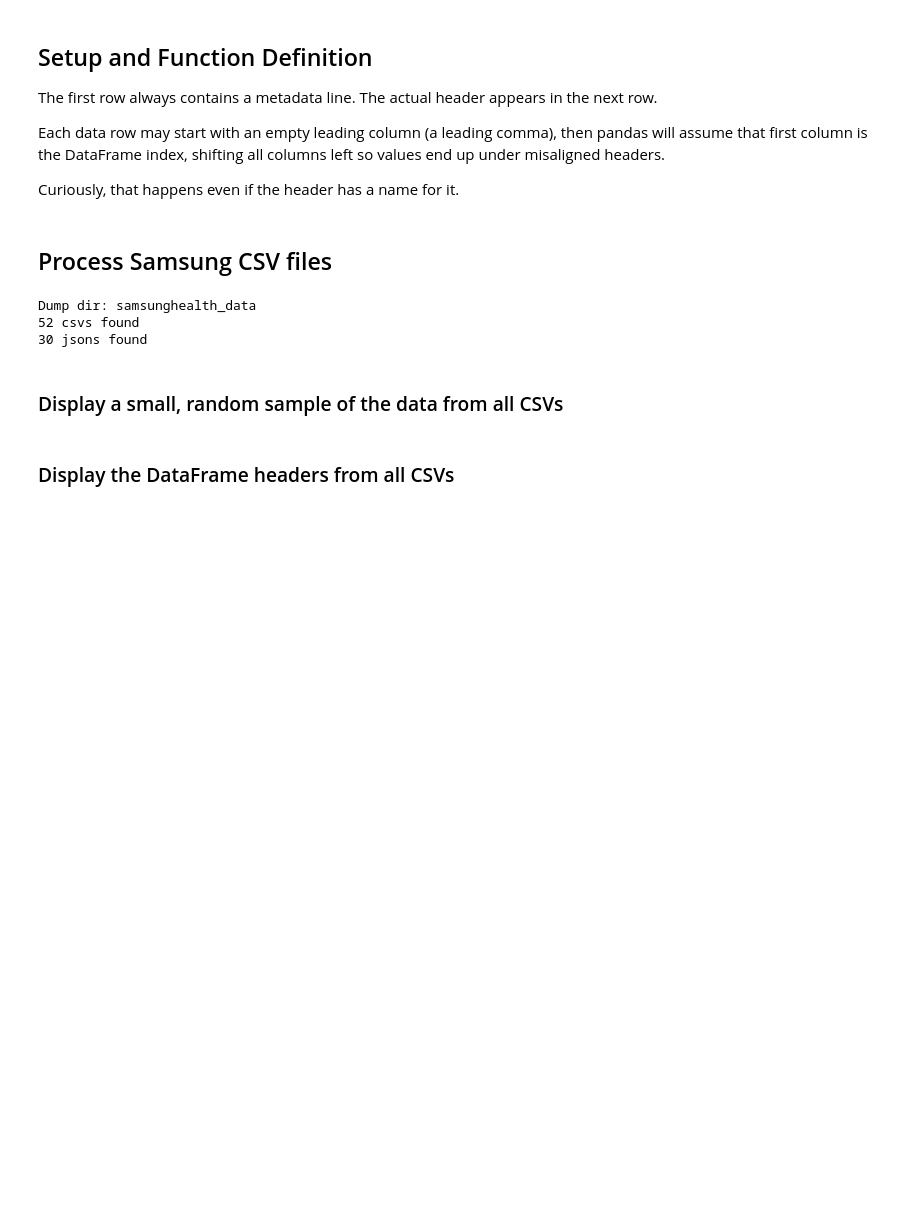
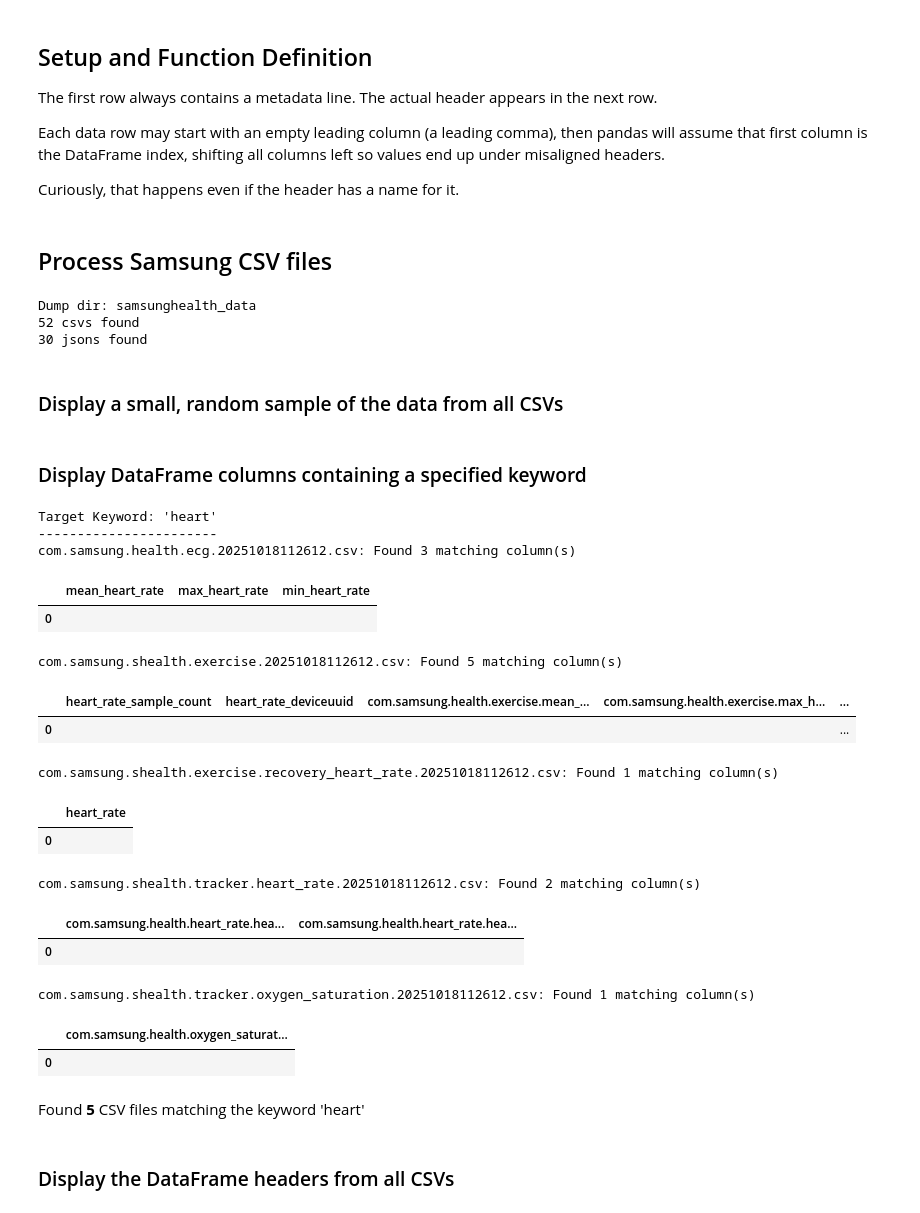
Before and after one commit to corerd/Samsung_Health_Data, a Jupyter notebook: sam_health_analyzer.ipynb, the cells around one changed output. Saved outputs shown, nothing was run; the diff lists cells and outputs as text; code cells hidden in the pictures; blank space fills up the shorter version.

```diff
--- a/sam_health_analyzer.ipynb
+++ b/sam_health_analyzer.ipynb
@@ -83,6 +110,52 @@ for k, v in all_csv_df.items():
     # Display a small, random sample of the data from the current DataFrame.
     # Select 2 random rows if the DataFrame has at least 3 rows, or just 1 row if it has 2 or fewer rows.
     display(v.sample(2 if v.shape[0]>2 else 1))
+# %% [markdown]
+### Display DataFrame columns containing a specified keyword
+# %%
+# Replace 'target_keyword' with the word you are looking for (e.g., 'heart')
+TARGET_KEYWORD = 'heart'
+
+banner = f"Target Keyword: '{TARGET_KEYWORD}'"
+print(f"\n{banner}")
+print("-" * len(banner))
+
+# Start a loop to iterate through the key-value pairs of the `all_csv_df` dictionary:
+#   k = The clean filename/key (e.g., `heart_rate.csv`).
+#   v = The pandas DataFrame (the data itself).
+found_cnt = 0
+for k, v in all_csv_df.items():
+    columns = get_matching_columns(v.columns, TARGET_KEYWORD)
+
+    if len(columns) > 0:
+        found_cnt = found_cnt + 1
+
+        # Display the file name and matched count
+        print(f'{k}: Found {len(columns)} matching column(s)')
+
+        # Display the column names that contain the target keyword
+        display_list(columns)
+
+display(Markdown(f"Found **{found_cnt}** CSV files matching the keyword '{TARGET_KEYWORD}'"))
+# %% [output]
+Target Keyword: 'heart'
+-----------------------
+com.samsung.health.ecg.20251018112612.csv: Found 3 matching column(s)
+|  | mean_heart_rate | max_heart_rate | min_heart_rate |
+| 0 |  |  |  |
+com.samsung.shealth.exercise.20251018112612.csv: Found 5 matching column(s)
+|  | heart_rate_sample_count | heart_rate_deviceuuid | com.samsung.health.exercise.mean_... | com.samsung.health.exercise.max_h... | ... |
+| 0 |  |  |  |  | ... |
+com.samsung.shealth.exercise.recovery_heart_rate.20251018112612.csv: Found 1 matching column(s)
+|  | heart_rate |
+| 0 |  |
+com.samsung.shealth.tracker.heart_rate.20251018112612.csv: Found 2 matching column(s)
+|  | com.samsung.health.heart_rate.hea... | com.samsung.health.heart_rate.hea... |
+| 0 |  |  |
+com.samsung.shealth.tracker.oxygen_saturation.20251018112612.csv: Found 1 matching column(s)
+|  | com.samsung.health.oxygen_saturat... |
+| 0 |  |
+Found **5** CSV files matching the keyword 'heart'
 # %% [markdown]
 ### Display the DataFrame headers from all CSVs
 # %%
```
Also changed, not shown: parts of 3 cells of this notebook.
